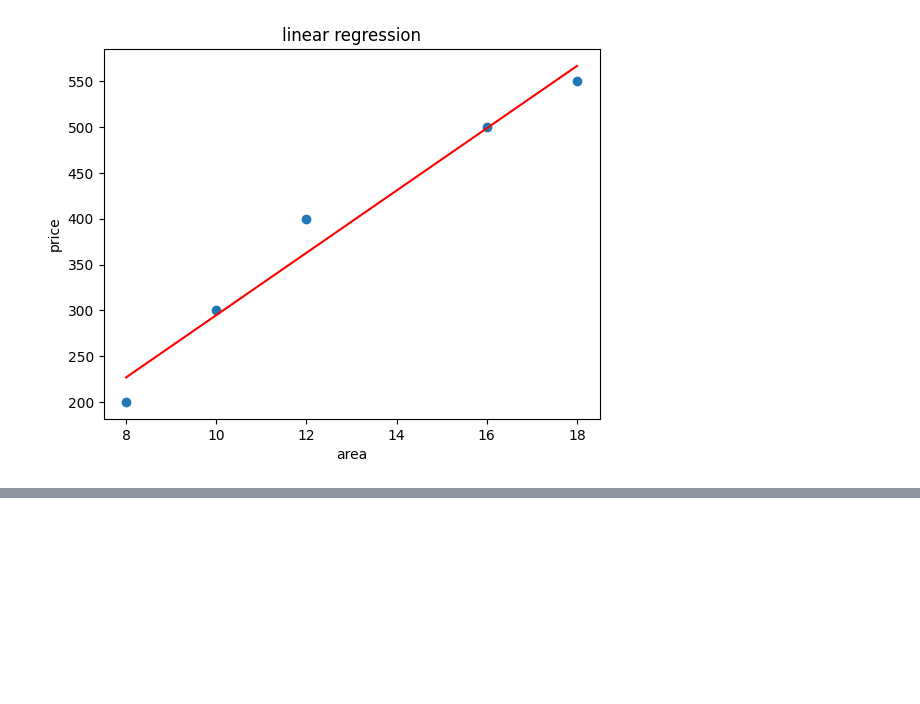
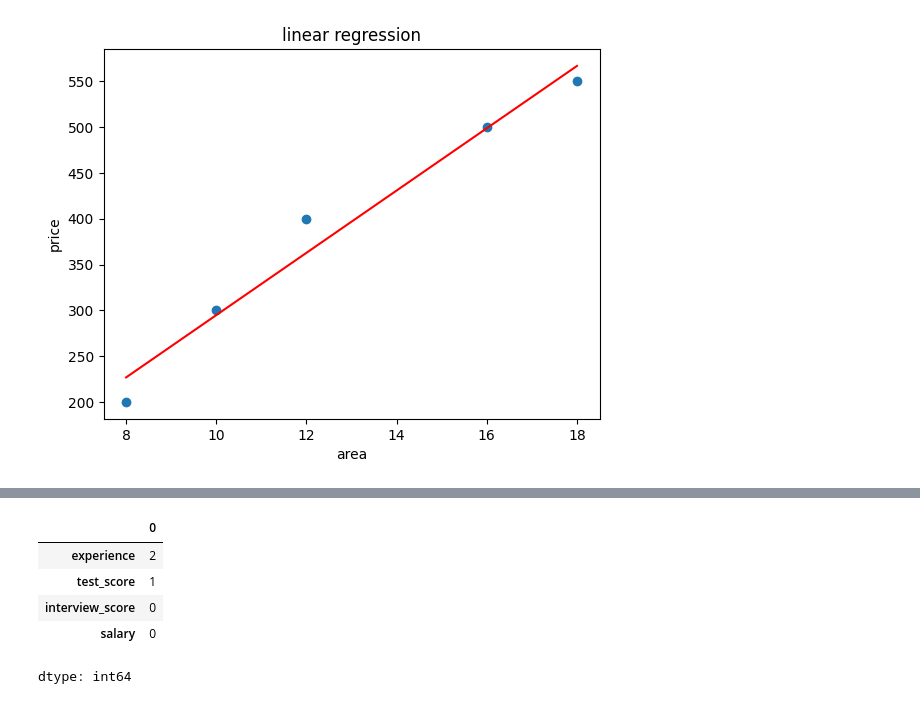
Before and after one commit to suneelshrestha/ML_from_scratch, a Jupyter notebook: linearregression.ipynb, the cells around one changed output, grey strips where cells are left out. Saved outputs shown, nothing was run; the diff lists cells and outputs as text; code cells hidden in the pictures; blank space fills up the shorter version.

```diff
--- a/linearregression.ipynb
+++ b/linearregression.ipynb
@@ -64,0 +102,10 @@ plt.plot(df.area,reg.predict(df[['area']]),color="red")
+# %%
+#calcualte total no of nan
+df.isnull().sum()
+# %% [output]
+|  | 0 |
+| experience | 2 |
+| test_score | 1 |
+| interview_score | 0 |
+| salary | 0 |
+dtype: int64
```
Also changed, not shown: parts of 13 cells of this notebook.
